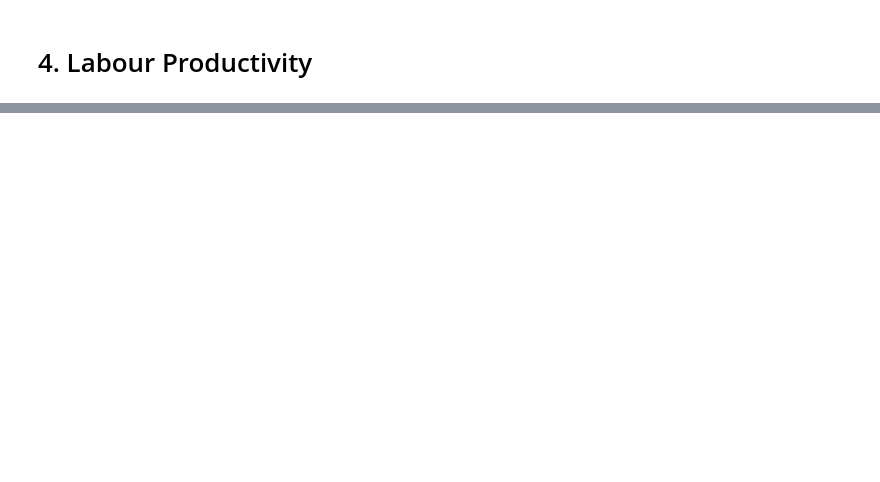
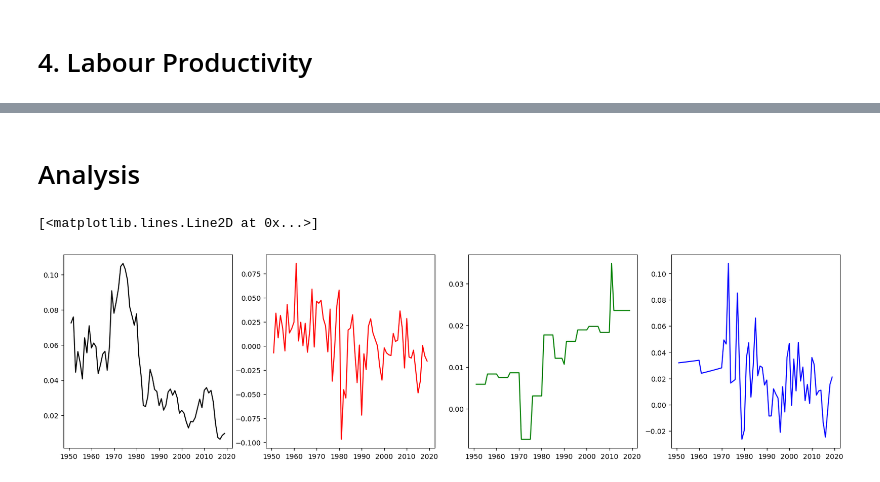
Before and after one commit to Jessie-Fung/ec2b1-brazil, a Jupyter notebook: code/code.ipynb, the cells around one changed output, grey strips where cells are left out. Cells and saved outputs as stored; diff of their text form; code cells hidden in the pictures; blank space fills up the shorter version.

Commit message:
data analysis

```diff
--- a/code/code.ipynb
+++ b/code/code.ipynb
@@ -840,0 +674,16 @@ Text(0.5, 1.0, 'Labour Productivity Series')
+# %% [markdown]
+# Analysis
+# %%
+gK_year = pd.Series(np.insert(gK, 0, np.nan), index=data_tfp['year'])
+gA_year = pd.Series(np.insert(gA, 0, np.nan), index=data_tfp['year'])
+gH_year = pd.Series(np.insert(gH, 0, np.nan), index=data_tfp['year'])
+gL_year = pd.Series(np.insert(gL, 0, np.nan), index=data_tfp['year'])
+
+f, (ax1,ax2,ax3,ax4) = plt.subplots(ncols=4, figsize=[20,5])
+ax1.plot(gK_year.index, gK_year.values, color = 'black')
+ax2.plot(gA_year.index, gA_year.values, color = 'red')
+ax3.plot(gH_year.index, gH_year.values, color = 'green')
+ax4.plot(gL_year.index, gL_year.values, color = 'blue')
+# %% [output]
+[<matplotlib.lines.Line2D at 0x...>]
+[figure, added]
```
Also changed, not shown: parts of 31 cells of this notebook, 1 other file.
